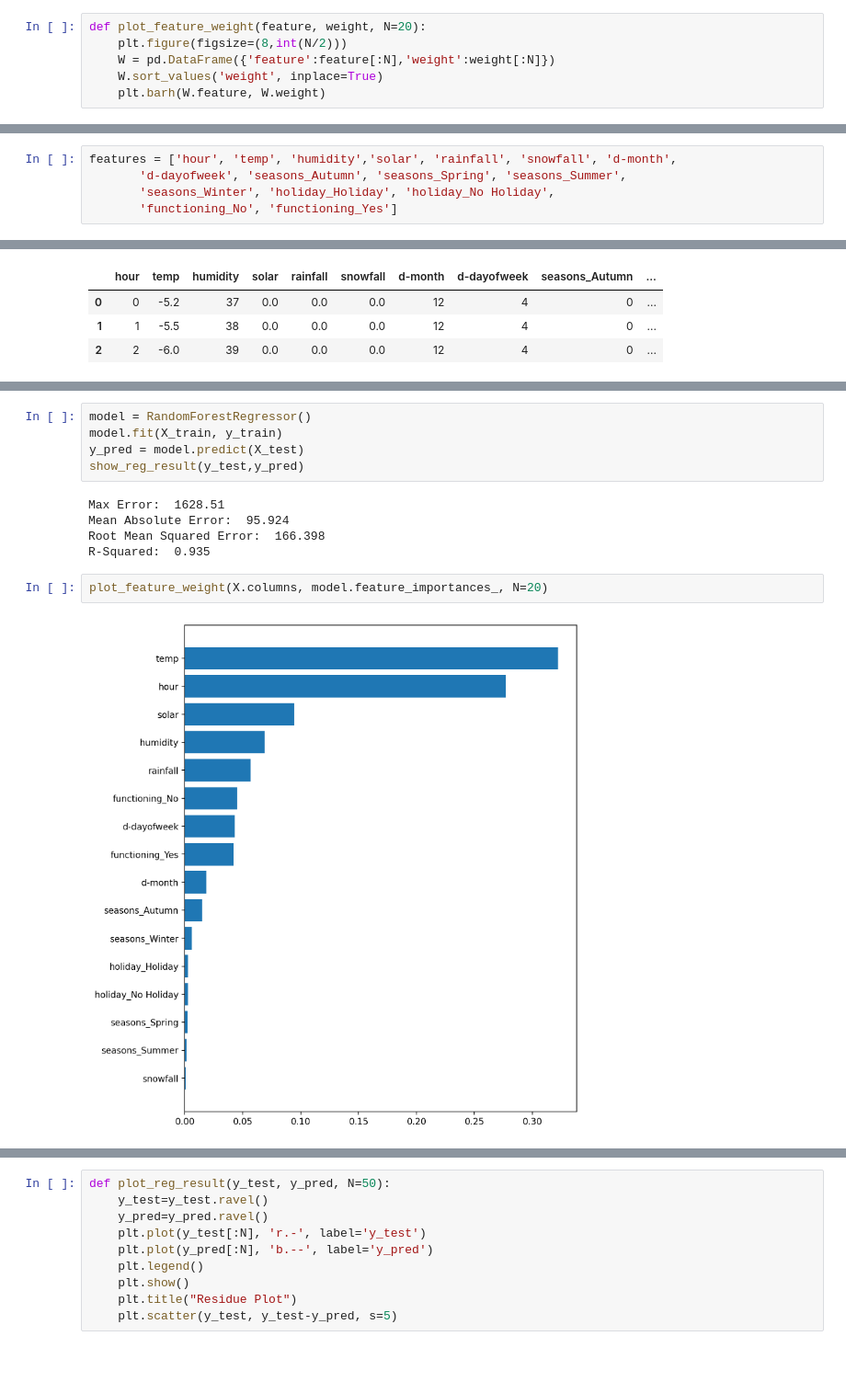
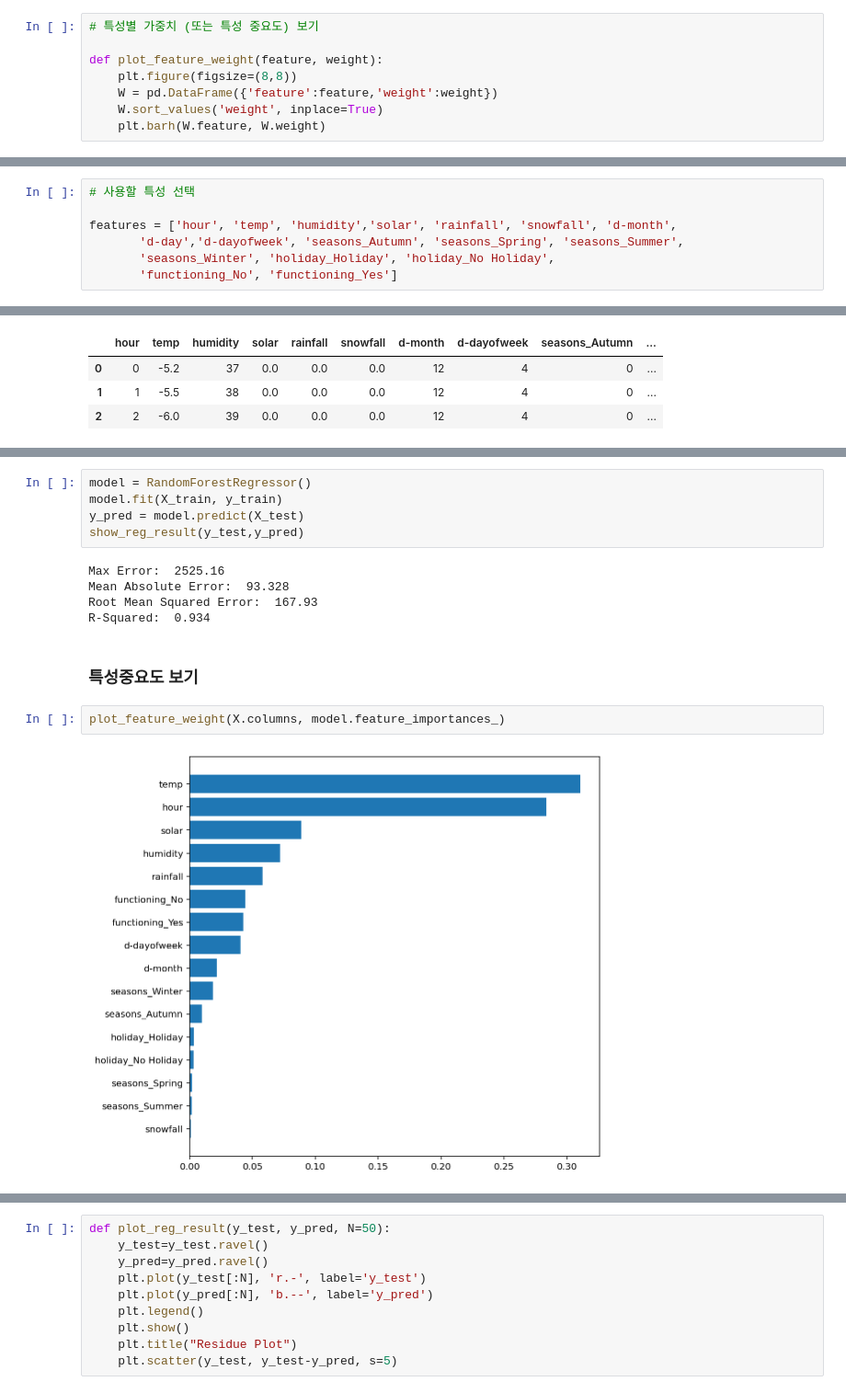
Before and after one commit to StillWork/lg1017, a Jupyter notebook: e_82_TimeSeries_XY_bike.ipynb, the cells around one changed output, grey strips where cells are left out. Shown at 92% size. Drawn from its saved outputs; the diff is of its cells as text; blank space fills up the shorter version.

```diff
--- a/e_82_TimeSeries_XY_bike.ipynb
+++ b/e_82_TimeSeries_XY_bike.ipynb
@@ -225,8 +263,10 @@ def show_reg_result(y_test,y_pred):
     print("R-Squared: ",
       r2_score(y_test, y_pred).round(3))
 # %%
-def plot_feature_weight(feature, weight, N=20):
-    plt.figure(figsize=(8,int(N/2)))
-    W = pd.DataFrame({'feature':feature[:N],'weight':weight[:N]})
+# 특성별 가중치 (또는 특성 중요도) 보기
+
+def plot_feature_weight(feature, weight):
+    plt.figure(figsize=(8,8))
+    W = pd.DataFrame({'feature':feature,'weight':weight})
     W.sort_values('weight', inplace=True)
     plt.barh(W.feature, W.weight)
@@ -237,6 +277,8 @@ def plot_feature_weight(feature, weight, N=20):
 # %%
+# 사용할 특성 선택
+
 features = ['hour', 'temp', 'humidity','solar', 'rainfall', 'snowfall', 'd-month',
-       'd-dayofweek', 'seasons_Autumn', 'seasons_Spring', 'seasons_Summer',
+       'd-day','d-dayofweek', 'seasons_Autumn', 'seasons_Spring', 'seasons_Summer',
        'seasons_Winter', 'holiday_Holiday', 'holiday_No Holiday',
        'functioning_No', 'functioning_Yes']
 # %%
@@ -256,11 +301,13 @@ model.fit(X_train, y_train)
 y_pred = model.predict(X_test)
 show_reg_result(y_test,y_pred)
 # %% [output]
-Max Error:  1628.51
-Mean Absolute Error:  95.924
-Root Mean Squared Error:  166.398
-R-Squared:  0.935
+Max Error:  2525.16
+Mean Absolute Error:  93.328
+Root Mean Squared Error:  167.93
+R-Squared:  0.934
+# %% [markdown]
+### 특성중요도 보기
 # %%
-plot_feature_weight(X.columns, model.feature_importances_, N=20)
+plot_feature_weight(X.columns, model.feature_importances_)
 # %% [output]
-[figure, old version]
+[figure, new version]
```
Also changed, not shown: parts of 54 cells of this notebook, 7 other files.
